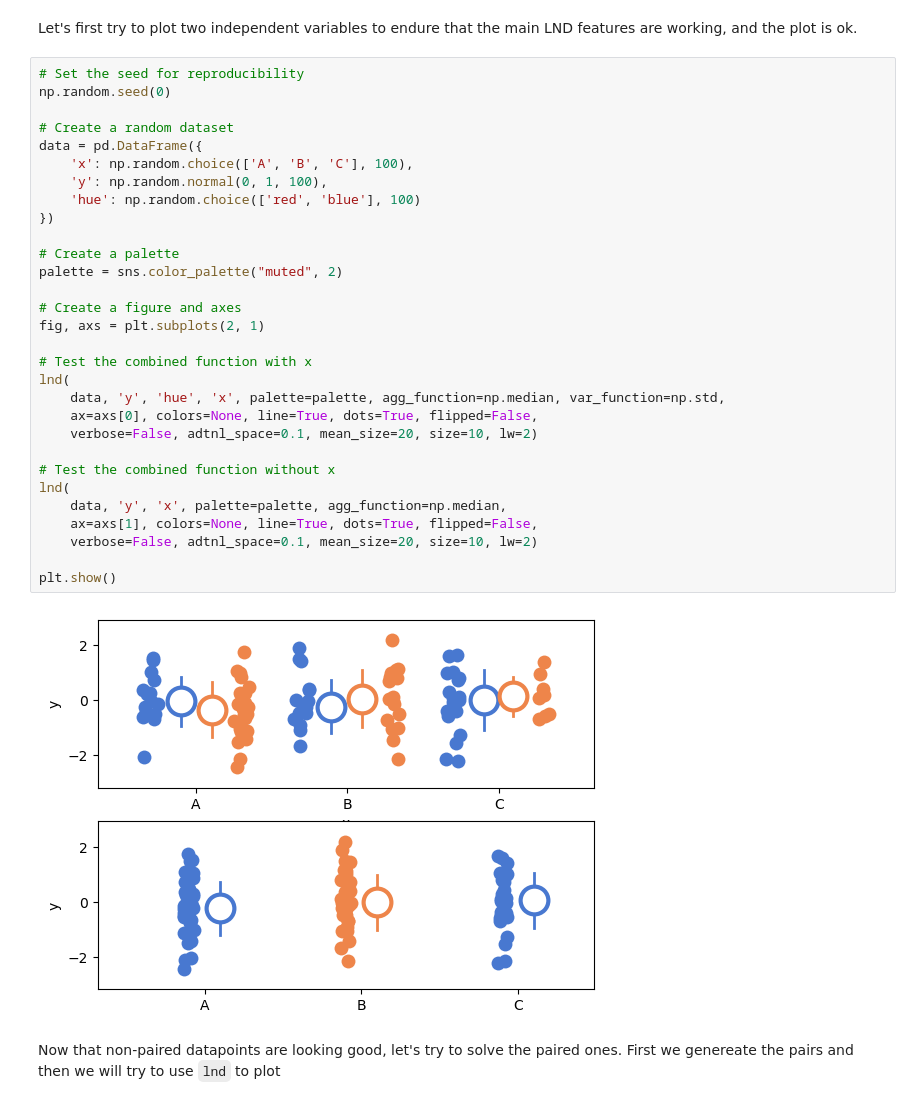
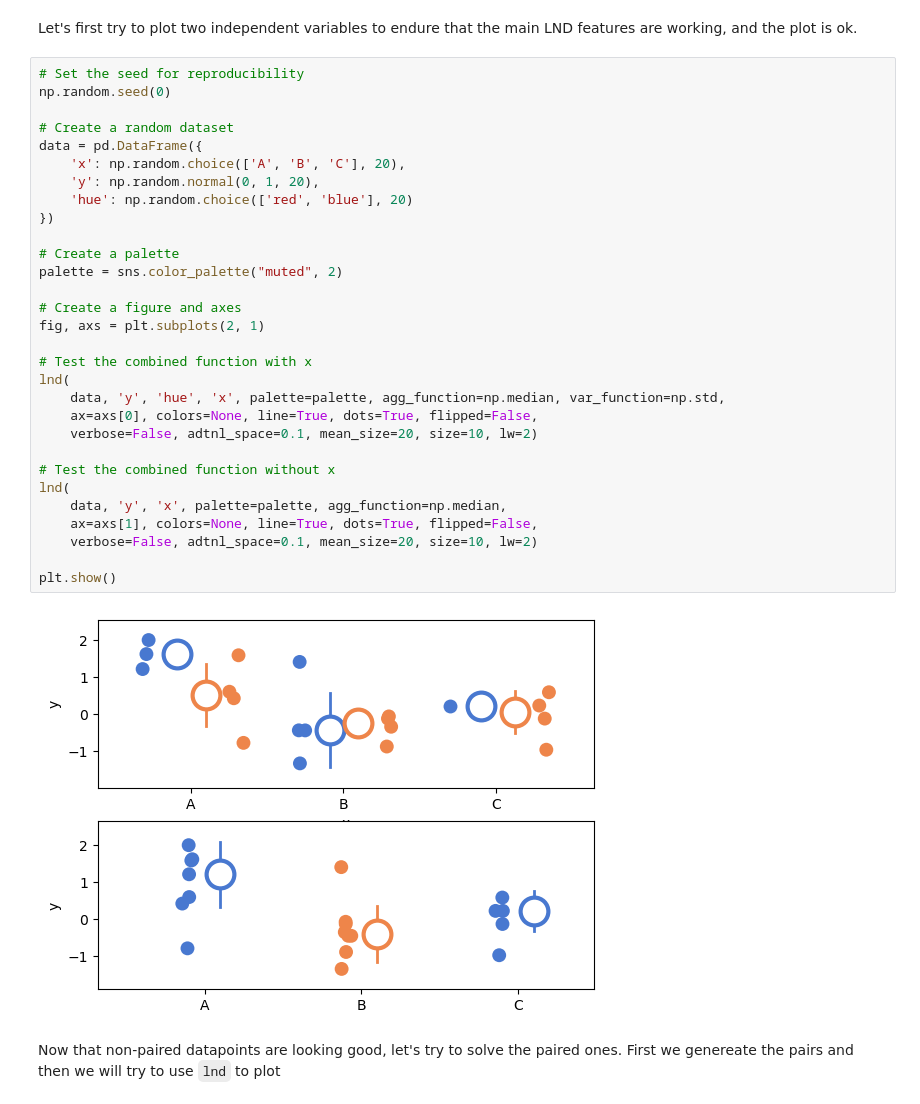
Before and after one commit to neuromechanist/lineNdots, a Jupyter notebook: scripts/sample_code.ipynb, the cells around one changed output. Cells and saved outputs as stored; diff of their text form.

```diff
--- a/scripts/sample_code.ipynb
+++ b/scripts/sample_code.ipynb
@@ -9,35 +9,35 @@ Let's first try to plot two independent variables to endure that the main LND fe
 # %%
 # Set the seed for reproducibility
 np.random.seed(0)
 
 # Create a random dataset
 data = pd.DataFrame({
-    'x': np.random.choice(['A', 'B', 'C'], 100),
-    'y': np.random.normal(0, 1, 100),
-    'hue': np.random.choice(['red', 'blue'], 100)
+    'x': np.random.choice(['A', 'B', 'C'], 20),
+    'y': np.random.normal(0, 1, 20),
+    'hue': np.random.choice(['red', 'blue'], 20)
 })
 
 # Create a palette
 palette = sns.color_palette("muted", 2)
 
 # Create a figure and axes
 fig, axs = plt.subplots(2, 1)
 
 # Test the combined function with x
 lnd(
     data, 'y', 'hue', 'x', palette=palette, agg_function=np.median, var_function=np.std,
     ax=axs[0], colors=None, line=True, dots=True, flipped=False,
     verbose=False, adtnl_space=0.1, mean_size=20, size=10, lw=2)
 
 # Test the combined function without x
 lnd(
     data, 'y', 'x', palette=palette, agg_function=np.median,
     ax=axs[1], colors=None, line=True, dots=True, flipped=False,
     verbose=False, adtnl_space=0.1, mean_size=20, size=10, lw=2)
 
 plt.show()
 # %% [output]
-[figure, old version]
+[figure, new version]
 # %% [markdown]
 Now that non-paired datapoints are looking good, let's try to solve the paired ones.
 First we genereate the pairs and then we will try to use `lnd` to plot
```
Also changed, not shown: parts of 2 cells of this notebook, 2 other files.
